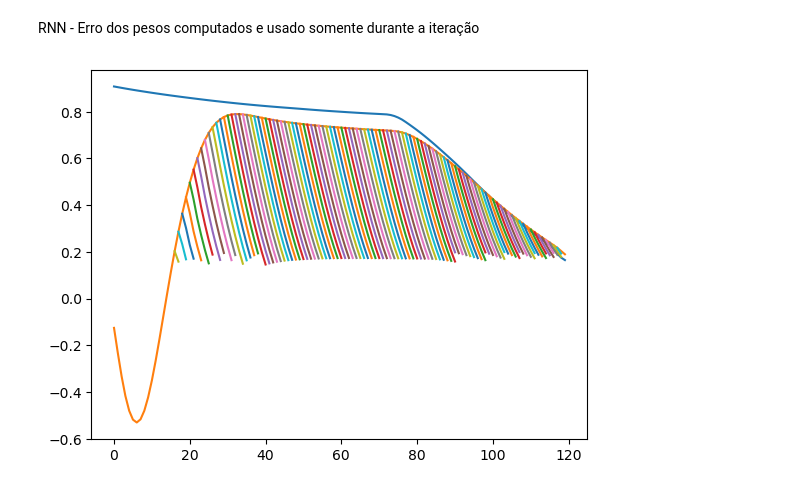
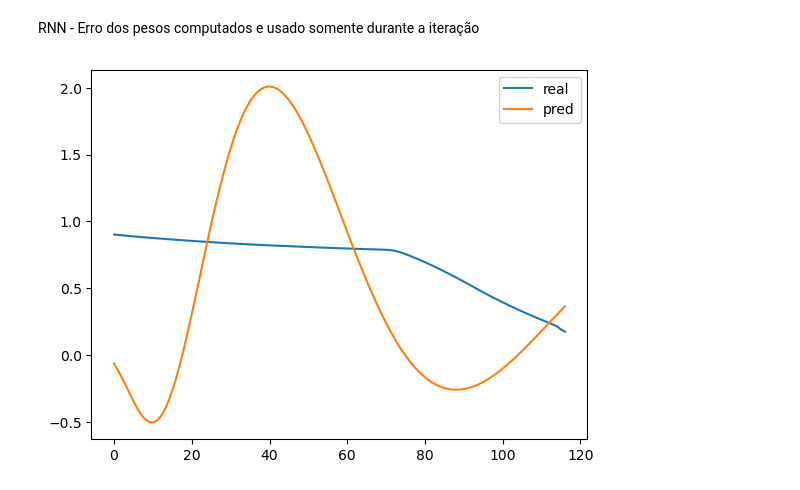
Before and after one commit to cduartes0203/Batteries_Prognostics, a Jupyter notebook: test_RTLO.ipynb, the cells around one changed output. Saved outputs shown, nothing was run; the diff lists cells and outputs as text; code cells hidden in the pictures.

```diff
--- a/test_RTLO.ipynb
+++ b/test_RTLO.ipynb
@@ -194,3 +288,30 @@ Y = np.array([hi[i][-nOUT:] for i in range(len(hi))])
+# %%
+df = pd.read_csv(r'Dataset\Bearing1_1.csv')
+nIN,nOUT,nHS=5,3,3
+
+sig = df['PC1'].values
+X,Y = prepare_data(sig,n=nIN,m=nOUT)
+xR,yR,yP = np.array([]),np.array([]),np.array([])
+i=0
+
+rtlo = RTLO(nIN,nHS,nOUT)
+for x,y in zip(X,Y):
+
+    y_p = rtlo.PredSingle(x,store=True)
+    eP = rtlo.UpdateRLS_V1(y_p,y)
+    rtlo.fit(x,y,store=True)
+    yR = np.append(yR,y[-1])
+    yP = np.append(yP,y_p[-1])
+    xR = np.append(xR,i)
+    i = i+1
+
+rmse_rtlo = rmse(yR,yP)
+rmse_rls = rmse(rtlo.eR,rtlo.eP)
+
+
+rtlo.PlotPred()
+# %% [output]
+[figure, added]
 # %%
 yR,yP = np.array([]),np.array([])
 xR = np.array([])
@@ -212,9 +333,2 @@ for x,y in zip(X,Y):
     xR = np.append(xR,i)
     i = i+1
-# %%
-plt.plot(xR,yR)
-plt.plot(xR,yP)
-for x,y in zip(xV,yV):
-    plt.plot(x,y,label=f'{i+1}')
-# %% [output]
-[figure, removed]
```
Also changed, not shown: parts of 14 cells of this notebook, 3 other files.
